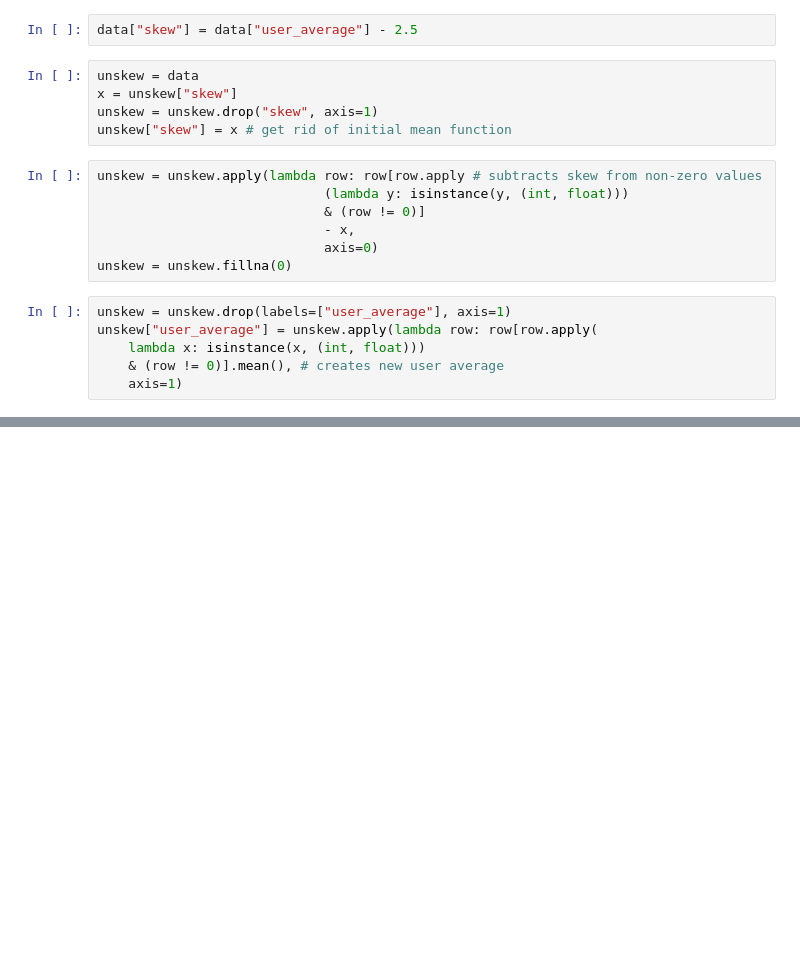
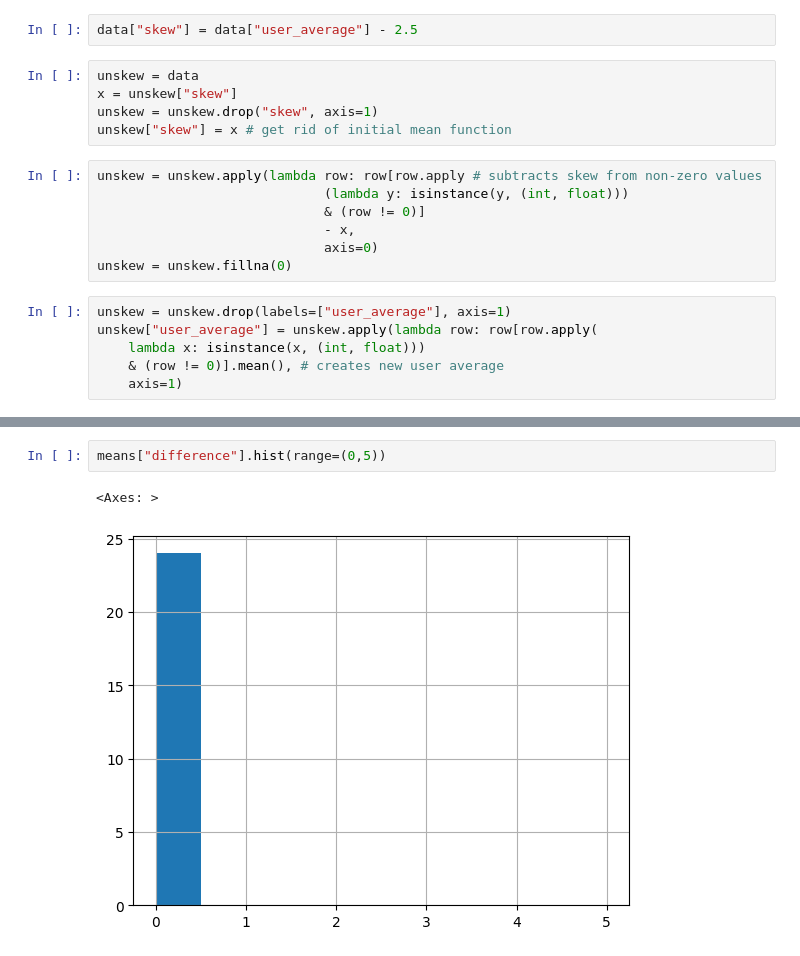
Before and after one commit to eflynn4/apexivyhackathoncrazy, a Jupyter notebook: data/data.ipynb, the cells around one changed output, grey strips where cells are left out. Cells and saved outputs as stored; diff of their text form; blank space fills up the shorter version.

```diff
--- a/data/data.ipynb
+++ b/data/data.ipynb
@@ -90,0 +105,5 @@ print(y)
+# %%
+means["difference"].hist(range=(0,5))
+# %% [output]
+<Axes: >
+[figure, added]
```
Also changed, not shown: parts of 9 cells of this notebook.
